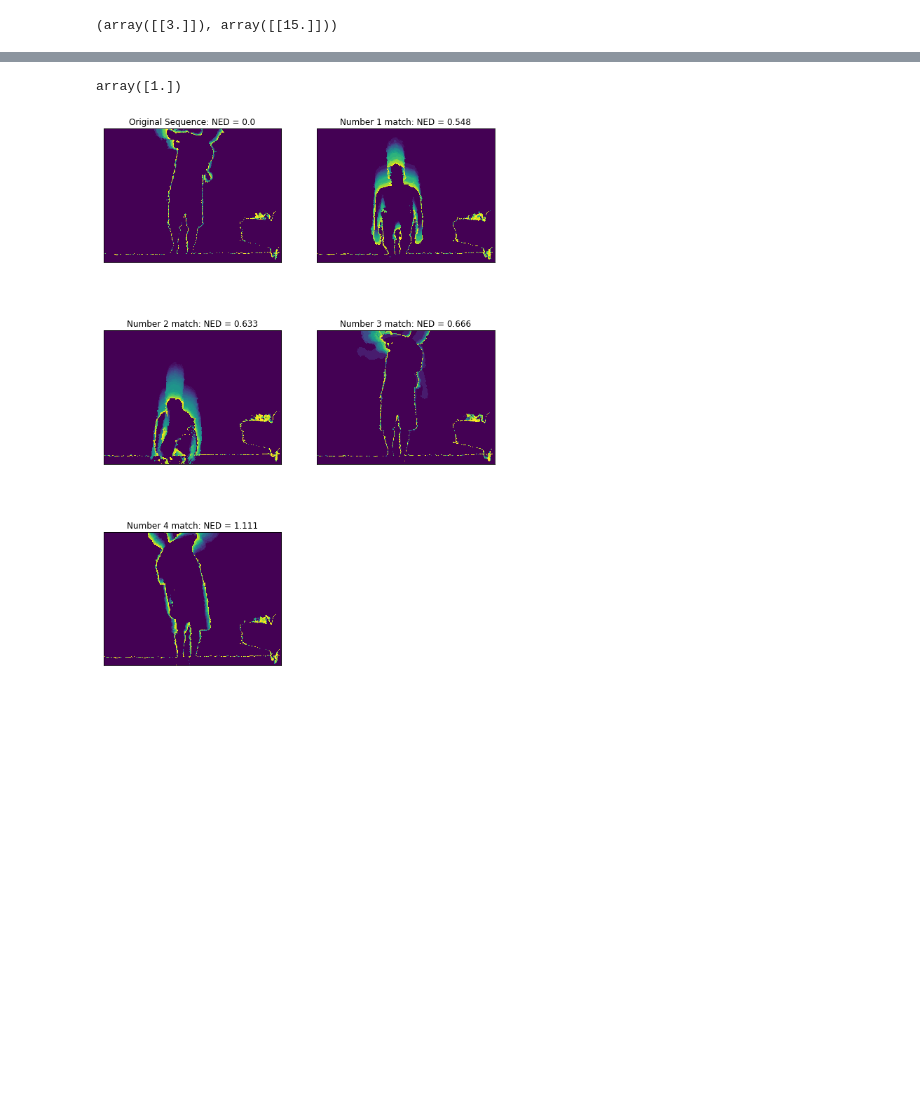
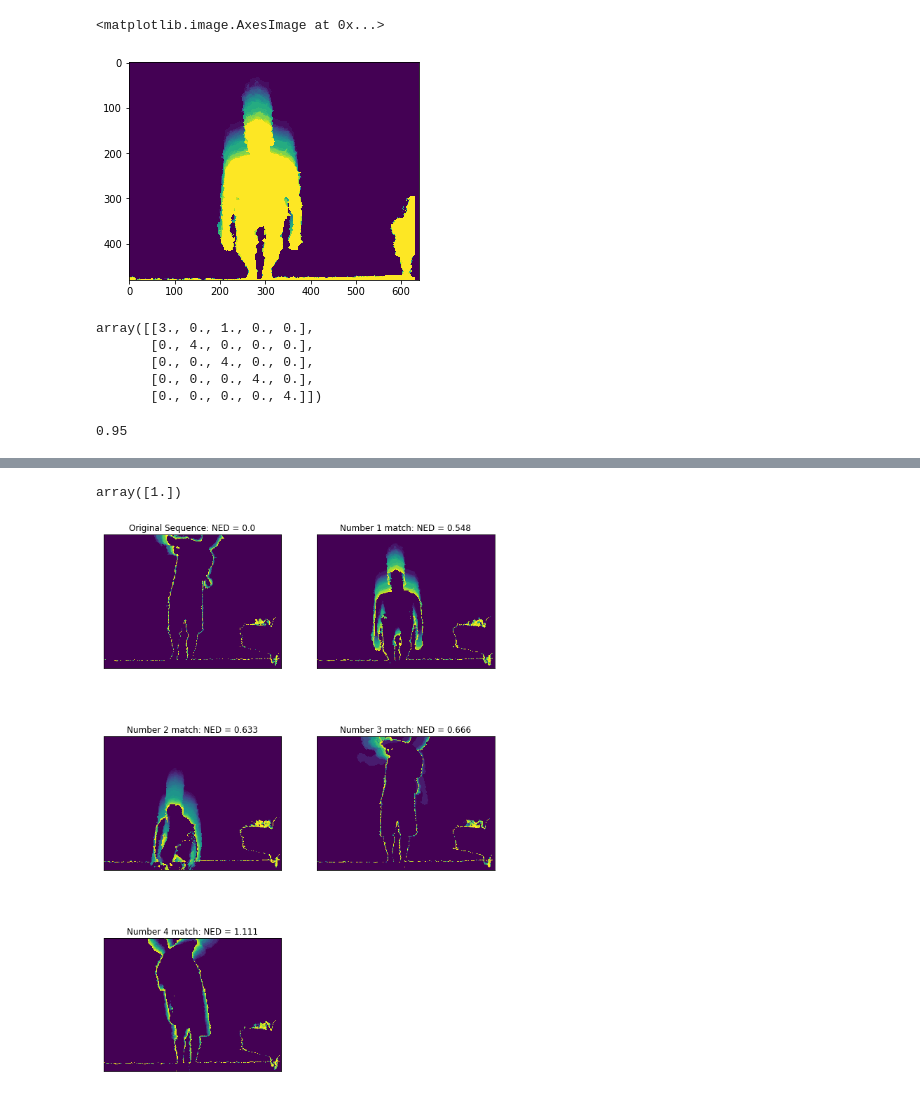
Before and after one commit to tracetidwell/cs6476, a Jupyter notebook: assignments/ps_5/PS_5.ipynb, the cells around one changed output, grey strips where cells are left out. Cells and saved outputs as stored; diff of their text form; code cells hidden in the pictures; blank space fills up the shorter version.

```diff
--- a/assignments/ps_5/PS_5.ipynb
+++ b/assignments/ps_5/PS_5.ipynb
@@ -39,3 +93,8 @@ def norm_dists(train_examples, train_idxs, test_example):
+# %%
+plt.imshow(mhis[:, :, d])
+# %% [output]
+<matplotlib.image.AxesImage at 0x...>
+[figure, added]
 # %%
 base_dir = 'PS5_Data'
 actions = ['botharms', 'crouch', 'leftarmup', 'punch', 'rightkick']
@@ -60,4 +117,0 @@ x_train, y_train, train_idxs, x_test, y_test, test_idxs = train_test_split(data)
-# %%
-y_test, test_idxs
-# %% [output]
-(array([[3.]]), array([[15.]]))
@@ -63,0 +127,12 @@ y_test, test_idxs
+# %%
+confusion_matrix
+# %% [output]
+array([[3., 0., 1., 0., 0.],
+       [0., 4., 0., 0., 0.],
+       [0., 0., 4., 0., 0.],
+       [0., 0., 0., 4., 0.],
+       [0., 0., 0., 0., 4.]])
+# %%
+np.sum([confusion_matrix[i, i] for i in range(5)]) / np.sum(confusion_matrix)
+# %% [output]
+0.95
```
Also changed, not shown: parts of 35 cells of this notebook, 16 other files.
